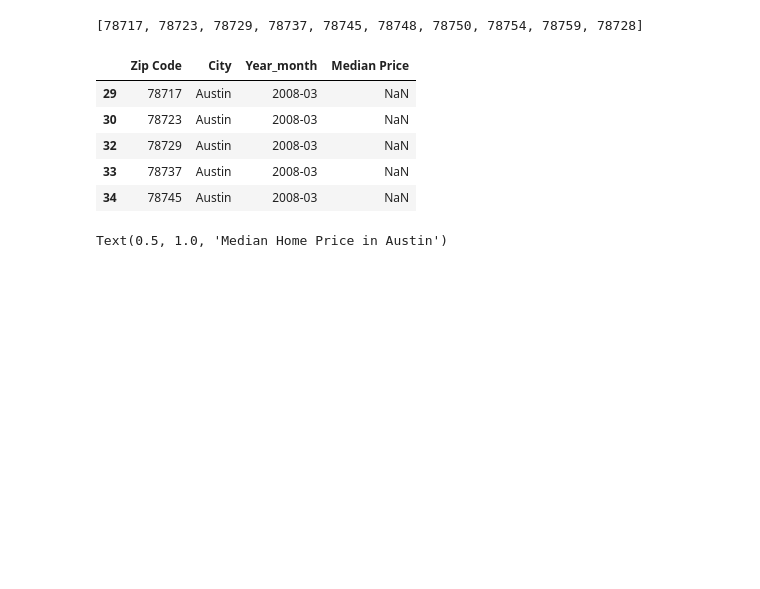
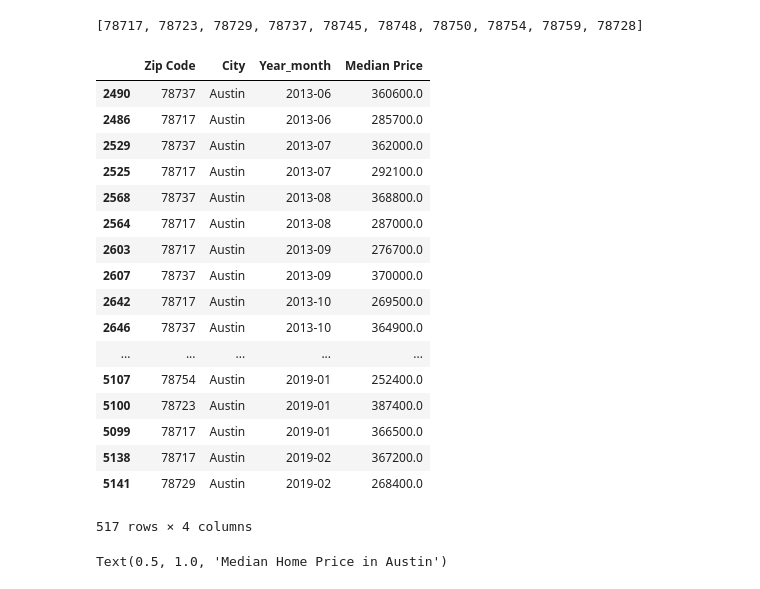
Before and after one commit to kkh1178/zillow, a Jupyter notebook: zillowproperties.ipynb, the cells around one changed output. Cells and saved outputs as stored; diff of their text form; code cells hidden in the pictures; blank space fills up the shorter version.

```diff
--- a/zillowproperties.ipynb
+++ b/zillowproperties.ipynb
@@ -451,15 +445,27 @@ testzip = austin['Zip Code'].unique()
 testzip.tolist()
 # %% [output]
 [78717, 78723, 78729, 78737, 78745, 78748, 78750, 78754, 78759, 78728]
-# %%
-austin.head()
-# %% [output]
-|  | Zip Code | City | Year_month | Median Price |
-| 29 | 78717 | Austin | 2008-03 | NaN |
-| 30 | 78723 | Austin | 2008-03 | NaN |
-| 32 | 78729 | Austin | 2008-03 | NaN |
-| 33 | 78737 | Austin | 2008-03 | NaN |
-| 34 | 78745 | Austin | 2008-03 | NaN |
+# %%
+austin.dropna(axis=0, how='any')
+# %% [output]
+|  | Zip Code | City | Year_month | Median Price |
+| 2490 | 78737 | Austin | 2013-06 | 360600.0 |
+| 2486 | 78717 | Austin | 2013-06 | 285700.0 |
+| 2529 | 78737 | Austin | 2013-07 | 362000.0 |
+| 2525 | 78717 | Austin | 2013-07 | 292100.0 |
+| 2568 | 78737 | Austin | 2013-08 | 368800.0 |
+| 2564 | 78717 | Austin | 2013-08 | 287000.0 |
+| 2603 | 78717 | Austin | 2013-09 | 276700.0 |
+| 2607 | 78737 | Austin | 2013-09 | 370000.0 |
+| 2642 | 78717 | Austin | 2013-10 | 269500.0 |
+| 2646 | 78737 | Austin | 2013-10 | 364900.0 |
+| ... | ... | ... | ... | ... |
+| 5107 | 78754 | Austin | 2019-01 | 252400.0 |
+| 5100 | 78723 | Austin | 2019-01 | 387400.0 |
+| 5099 | 78717 | Austin | 2019-01 | 366500.0 |
+| 5138 | 78717 | Austin | 2019-02 | 367200.0 |
+| 5141 | 78729 | Austin | 2019-02 | 268400.0 |
+517 rows × 4 columns
 # %%
 # Looking at each individual zip code in austin and then graphing. Is there a better way to do this?
 austinzip1 = austin.loc[austin['Zip Code'] == testzip[0]]
```
Also changed, not shown: parts of 5 cells of this notebook.
